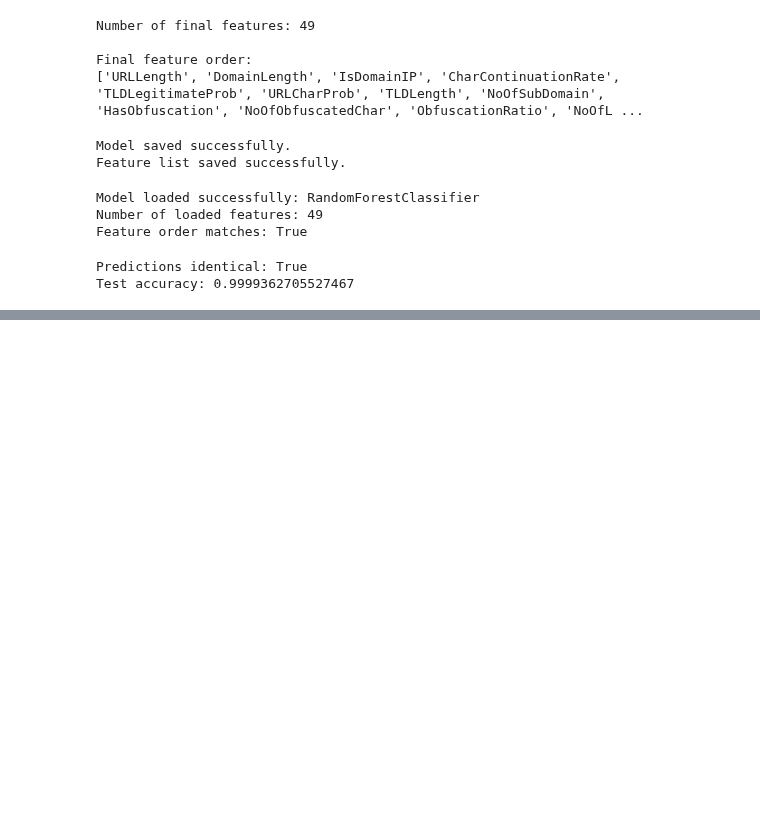
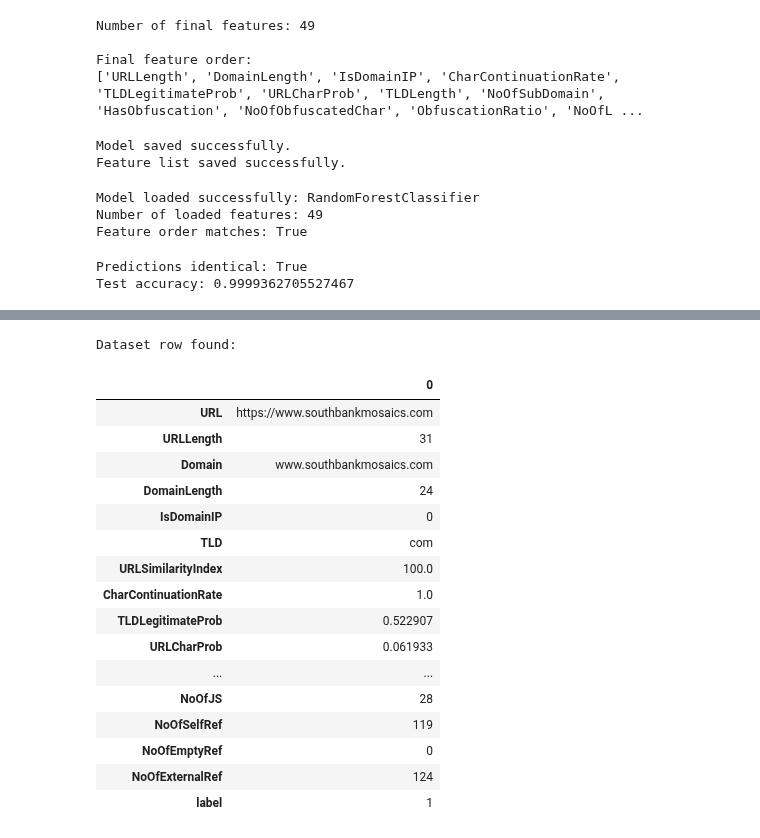
Before and after one commit to Aditya1112006/Phishing-Website-Detector, a Jupyter notebook: notebooks/01_dataset_exploration.ipynb, the cells around one changed output, grey strips where cells are left out. Saved outputs shown, nothing was run; the diff lists cells and outputs as text; code cells hidden in the pictures; blank space fills up the shorter version.

```diff
--- a/notebooks/01_dataset_exploration.ipynb
+++ b/notebooks/01_dataset_exploration.ipynb
@@ -1653,0 +3242,33 @@ Test accuracy: 0.9999362705527467
+# %%
+# ============================================================
+# Find the exact dataset row for our test URL
+# ============================================================
+
+sample_url = "https://www.southbankmosaics.com"
+
+sample_rows = df_raw[df_raw["URL"] == sample_url]
+
+if len(sample_rows) == 0:
+    print("URL not found in dataset.")
+else:
+    print("Dataset row found:")
+    display(sample_rows.T)
+# %% [output]
+Dataset row found:
+|  | 0 |
+| URL | https://www.southbankmosaics.com |
+| URLLength | 31 |
+| Domain | www.southbankmosaics.com |
+| DomainLength | 24 |
+| IsDomainIP | 0 |
+| TLD | com |
+| URLSimilarityIndex | 100.0 |
+| CharContinuationRate | 1.0 |
+| TLDLegitimateProb | 0.522907 |
+| URLCharProb | 0.061933 |
+| ... | ... |
+| NoOfJS | 28 |
+| NoOfSelfRef | 119 |
+| NoOfEmptyRef | 0 |
+| NoOfExternalRef | 124 |
+| label | 1 |
```
Also changed, not shown: parts of 54 cells of this notebook.
